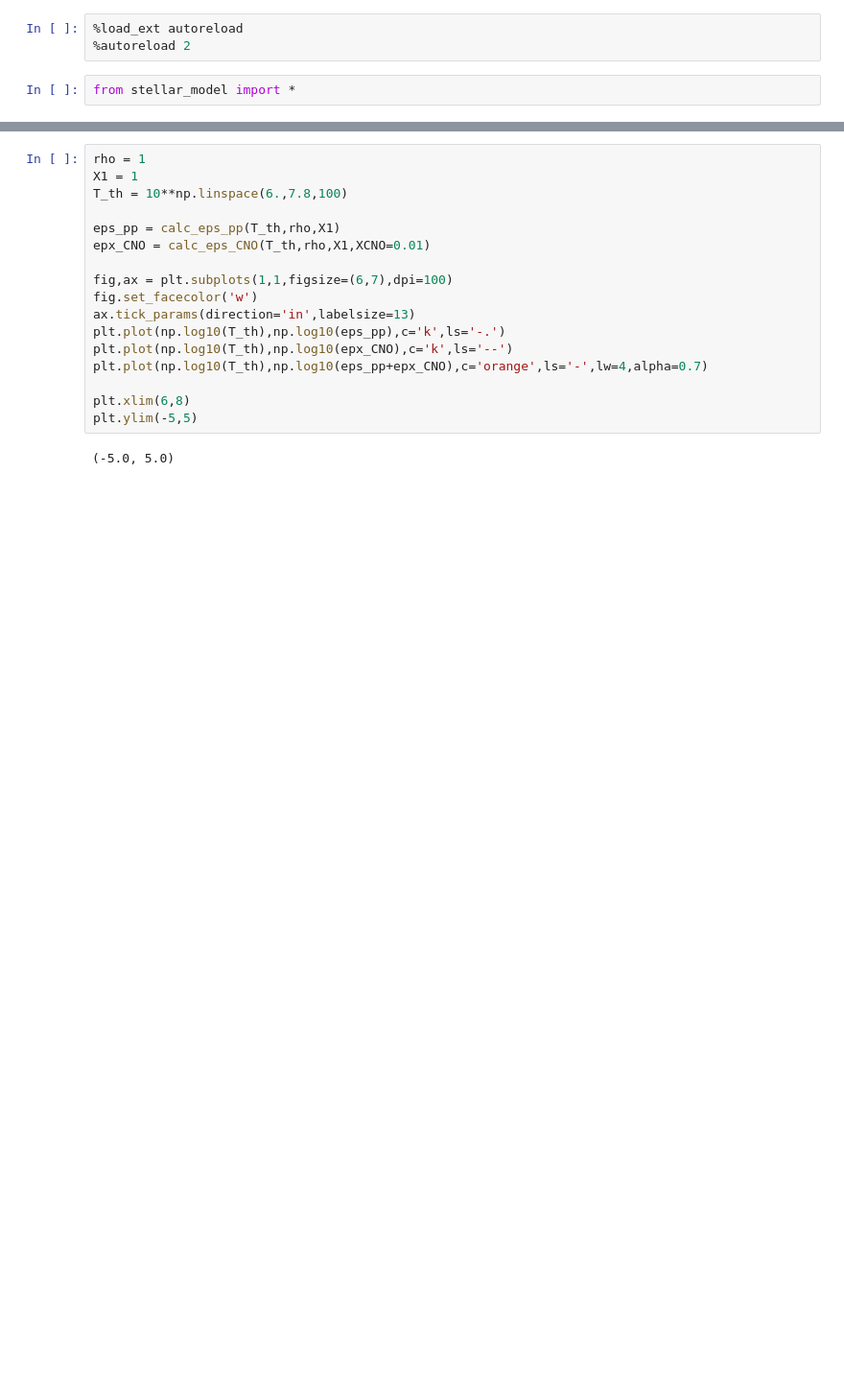
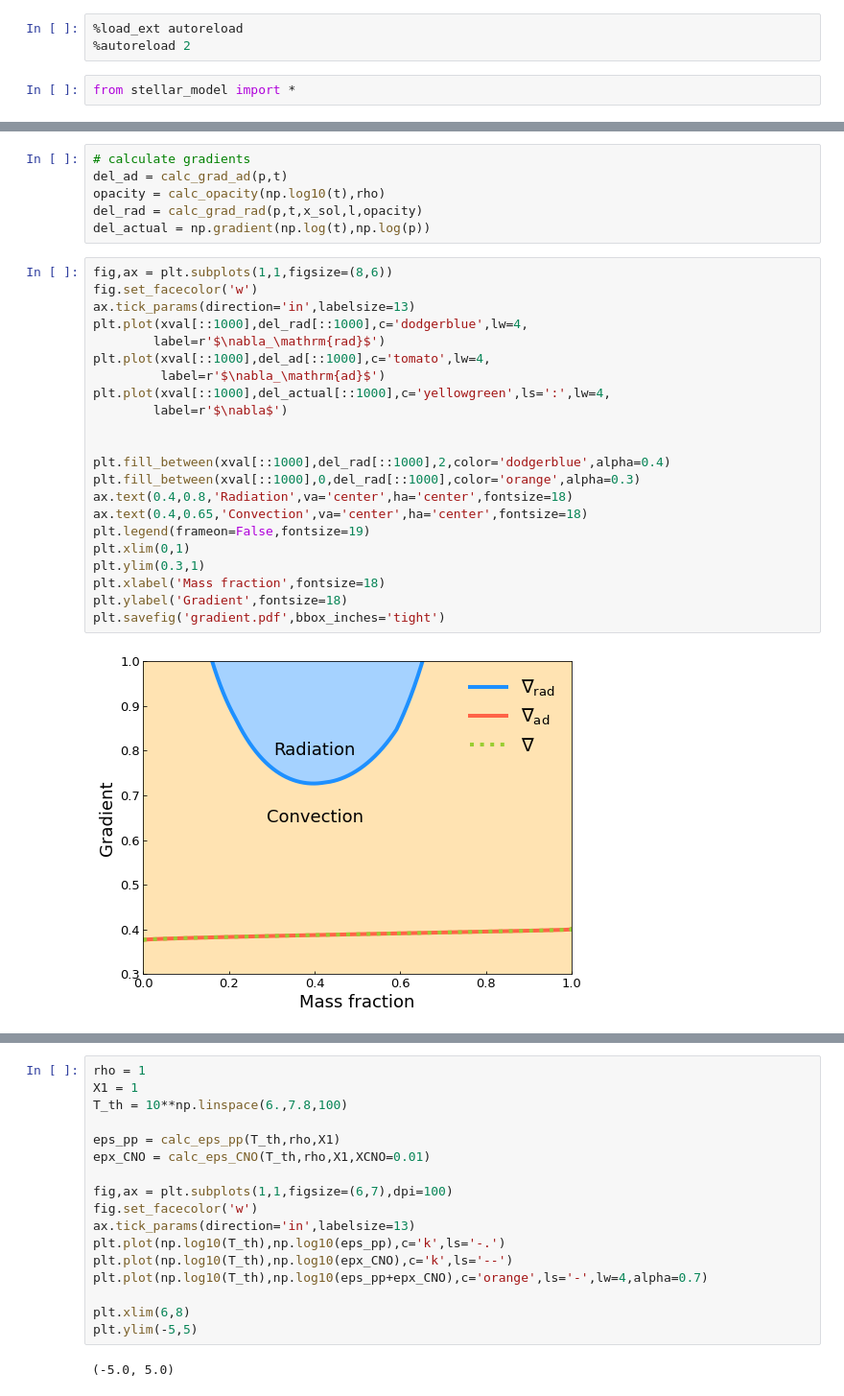
Before and after one commit to SterlingYM/stellar_structure, a Jupyter notebook: modeling.ipynb, the cells around one changed output, grey strips where cells are left out. Shown at 96% size. Saved outputs shown, nothing was run; the diff lists cells and outputs as text; blank space fills up the shorter version.

```diff
--- a/modeling.ipynb
+++ b/modeling.ipynb
@@ -47,0 +361,30 @@ array([0.657])
+# %%
+# calculate gradients
+del_ad = calc_grad_ad(p,t)
+opacity = calc_opacity(np.log10(t),rho)
+del_rad = calc_grad_rad(p,t,x_sol,l,opacity)
+del_actual = np.gradient(np.log(t),np.log(p))
+# %%
+fig,ax = plt.subplots(1,1,figsize=(8,6))
+fig.set_facecolor('w')
+ax.tick_params(direction='in',labelsize=13)
+plt.plot(xval[::1000],del_rad[::1000],c='dodgerblue',lw=4,
+        label=r'$\nabla_\mathrm{rad}$')
+plt.plot(xval[::1000],del_ad[::1000],c='tomato',lw=4,
+         label=r'$\nabla_\mathrm{ad}$')
+plt.plot(xval[::1000],del_actual[::1000],c='yellowgreen',ls=':',lw=4,
+        label=r'$\nabla$')
+
+
+plt.fill_between(xval[::1000],del_rad[::1000],2,color='dodgerblue',alpha=0.4)
+plt.fill_between(xval[::1000],0,del_rad[::1000],color='orange',alpha=0.3)
+ax.text(0.4,0.8,'Radiation',va='center',ha='center',fontsize=18)
+ax.text(0.4,0.65,'Convection',va='center',ha='center',fontsize=18)
+plt.legend(frameon=False,fontsize=19)
+plt.xlim(0,1)
+plt.ylim(0.3,1)
+plt.xlabel('Mass fraction',fontsize=18)
+plt.ylabel('Gradient',fontsize=18)
+plt.savefig('gradient.pdf',bbox_inches='tight')
+# %% [output]
+[figure, added]
```
Also changed, not shown: parts of 61 cells of this notebook, 7 other files.
